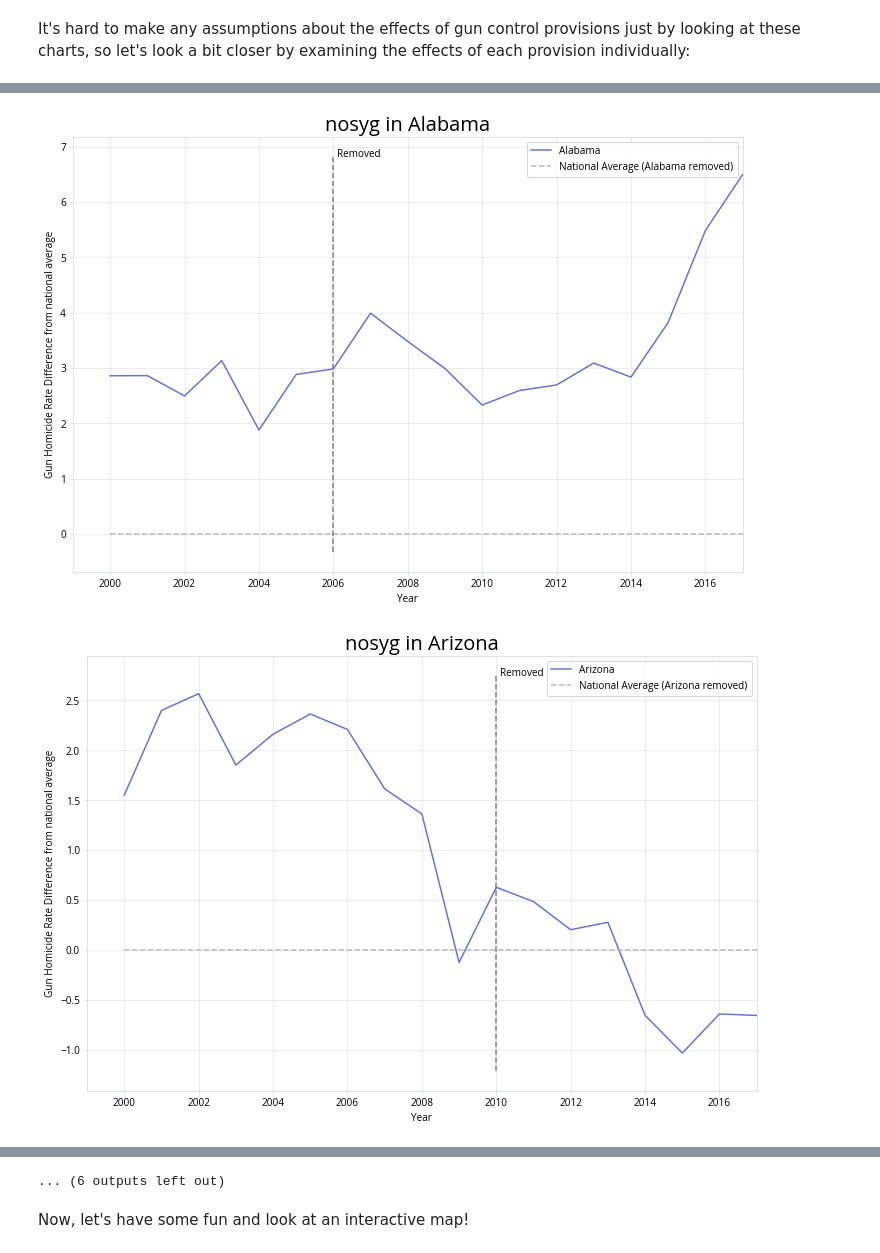
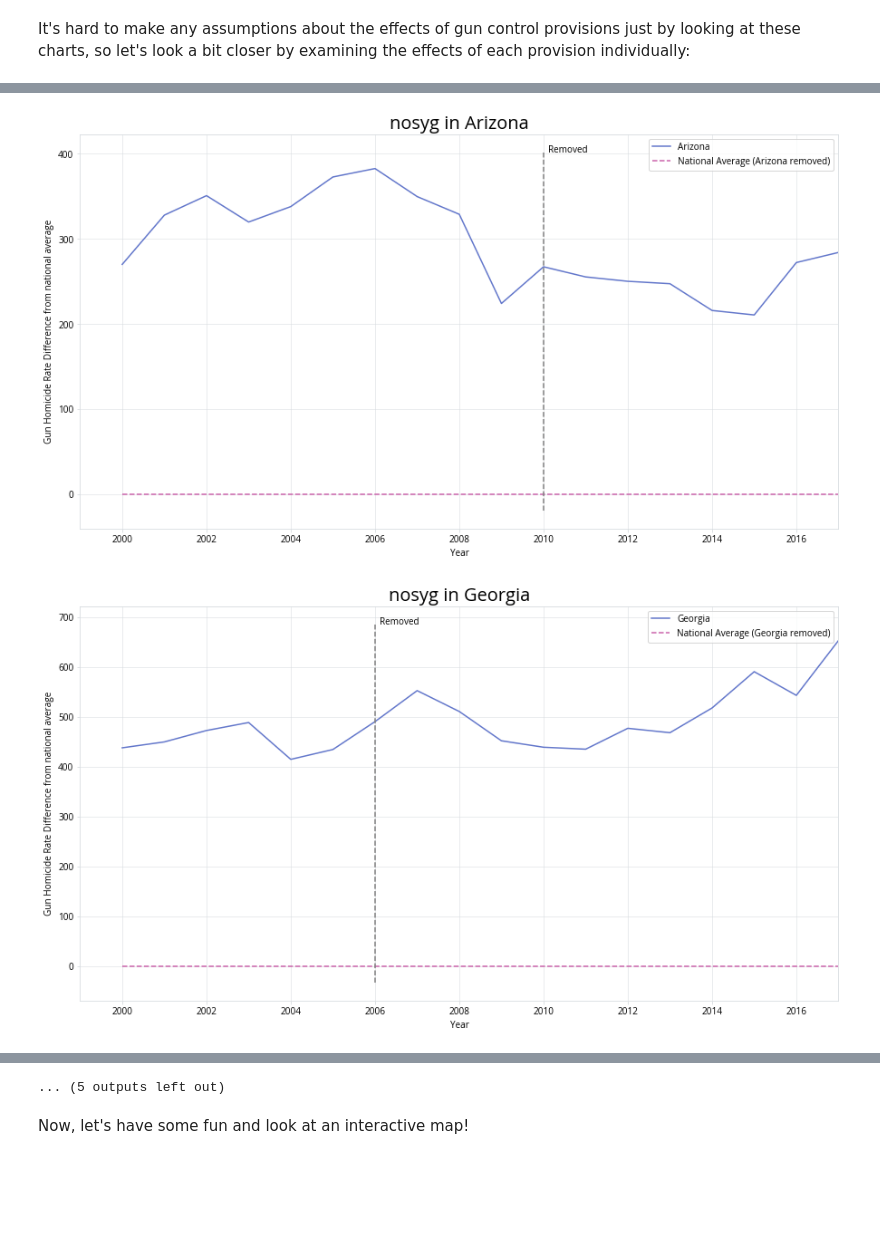
Before and after one commit to jonathanshuai/springboard-capstone1, a Jupyter notebook: visualization.ipynb, the cells around one changed output, grey strips where cells are left out. Drawn from its saved outputs; the diff is of its cells as text; code cells hidden in the pictures; blank space fills up the shorter version.

```diff
--- a/visualization.ipynb
+++ b/visualization.ipynb
@@ -429,35 +446,38 @@ def visualize_provision(provision, lower_thresh=1, upper_thresh=16):
         national_avg = national_total / exclude_state.groupby('year')['population'].sum()
         national_avg = national_avg * 100000
         # Take difference of trends from the state and the national average and plot it
+        annual_by_date_df = annual_df.pivot_table(index='year',
+                                                  columns='state',
+                                                  values='gun_deaths')
         difference = annual_by_date_df[state] - national_avg
         difference.plot(label=state)
 
         # Plot the national average
         plt.plot([2000, 2017], [0, 0], ls='--', label='National Average ({} removed)'.format(state))
 
         y_bounds = plt.ylim()
         # And for each time the law changes, we plot a dotted line to indicate
         for year in law_changes.index:
             plt.plot([year, year], y_bounds, ls='--', color='grey')
             plt.annotate(law_changes[year], xy=(year + 0.1, y_bounds[1]), textcoords='data', color='k')
 
         plt.title('{} in {}'.format(provision, state), size=20)
         plt.xlabel('Year')
         plt.ylabel('Gun Homicide Rate Difference from national average')
 
         apply_styling()
         plt.legend(loc='best')
         plt.show()
 
 # Remove dates before 2000 from provisions_df
 provisions_df['year'] = provisions_df['year'].astype(int)
 provisions_df = provisions_df[provisions_df['year'] >= 2000]
-big_state_filter = provisions_df['state'].isin(big_states(40))
+big_state_filter = provisions_df['state'].isin(get_random_states(40))
 provisions_df = provisions_df[big_state_filter]
 
 # We can visualize other provisions, but there are SO MANY CHARTS
 # so... we'll just do the one with the biggest difference
 visualize_provision('nosyg')
 # %% [output]
-[figure, old version]
+[figure, new version]
-[figure, old version]
+[figure, new version]
@@ -474,4 +494,4 @@ visualize_provision('nosyg')
-... (6 outputs left out)
+... (5 outputs left out)
 # %% [markdown]
 Now, let's have some fun and look at an interactive map!
 # %%
```
Also changed, not shown: parts of 8 cells of this notebook, 10 other files.
